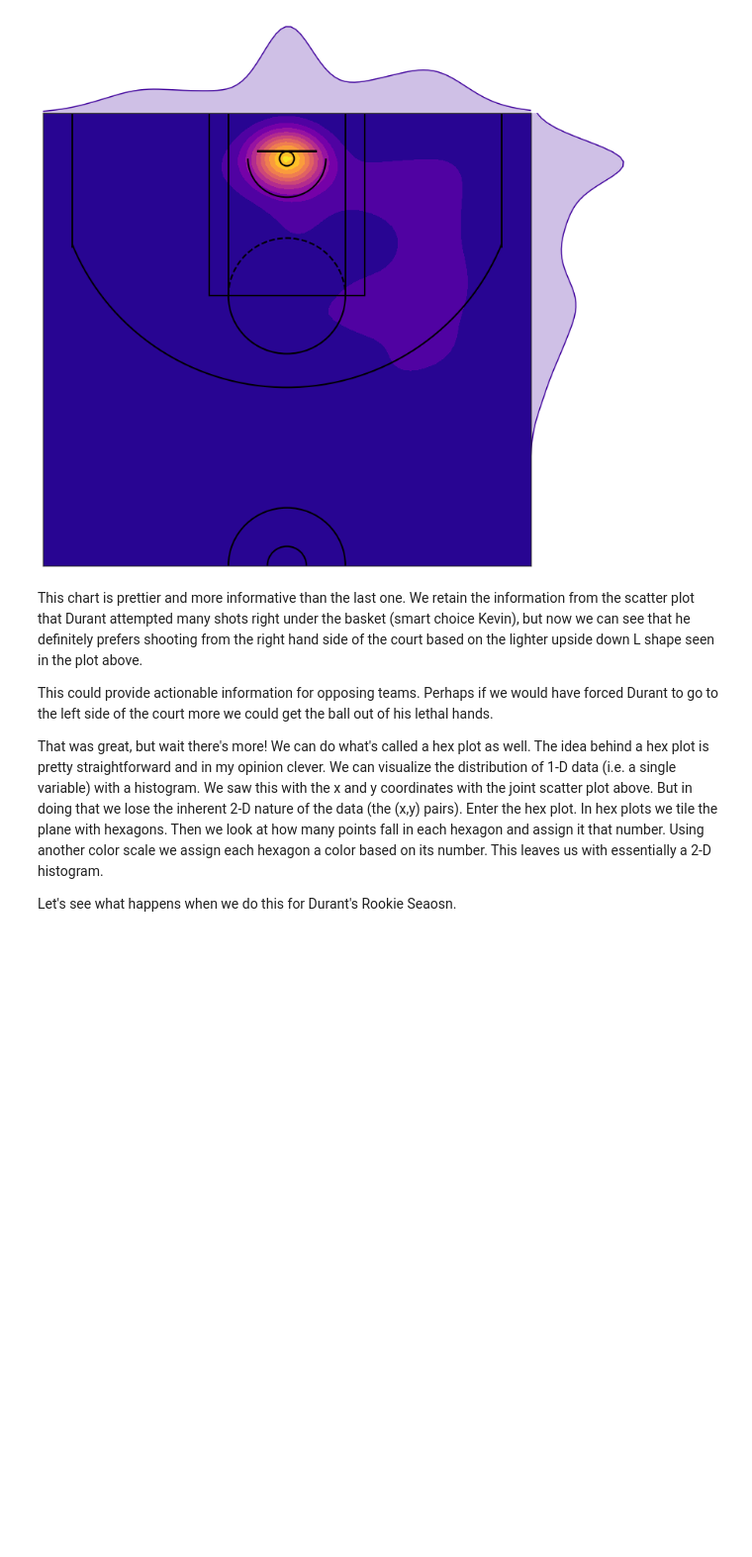
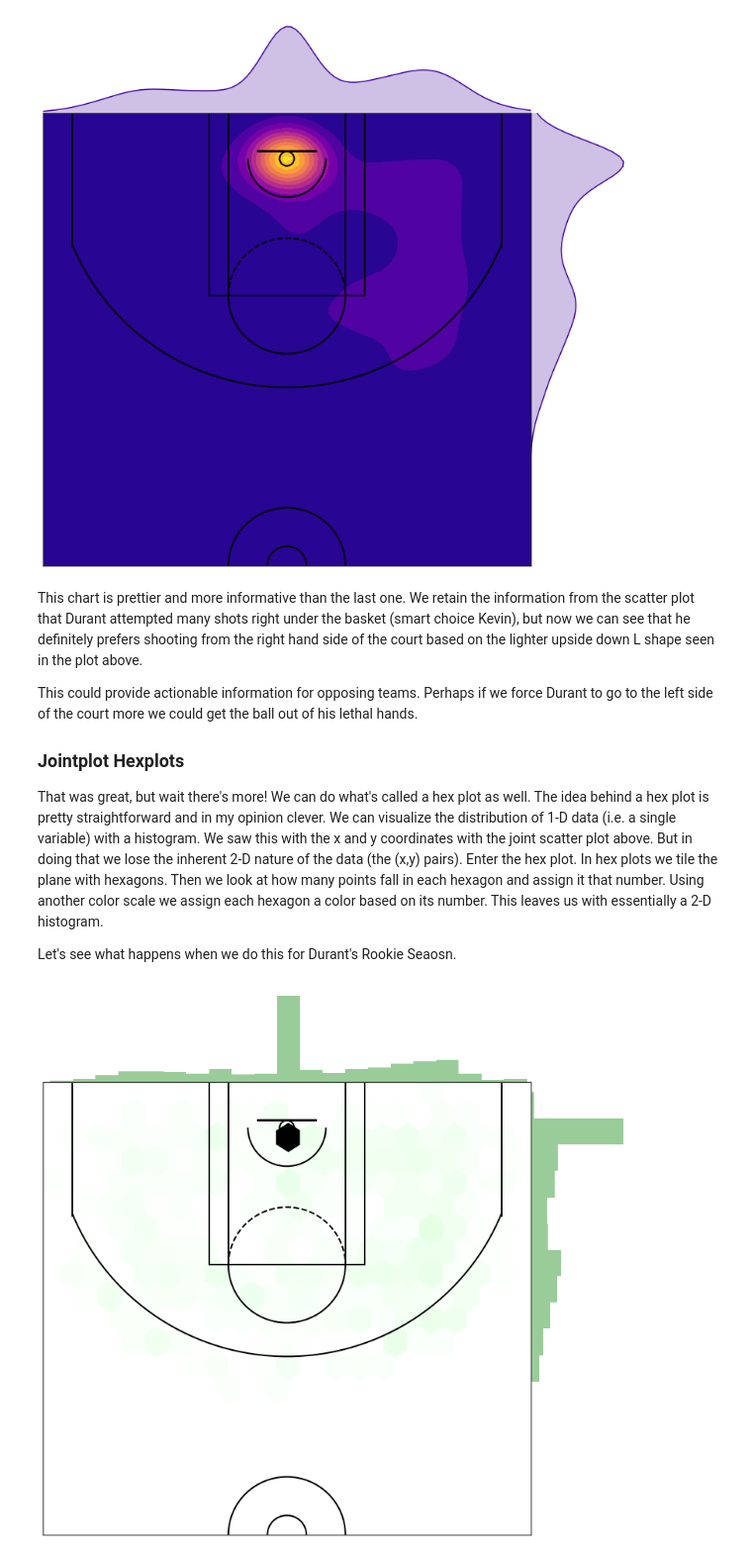
Before and after one commit to matthewosborne71/SportsProjects, a Jupyter notebook: NBA_Shot_Charts/ShotCharts.ipynb, the cells around one changed output. Shown at 99% size. Drawn from its saved outputs; the diff is of its cells as text; code cells hidden in the pictures; blank space fills up the shorter version.

Commit message:
Added more to shot chart notebook

```diff
--- a/NBA_Shot_Charts/ShotCharts.ipynb
+++ b/NBA_Shot_Charts/ShotCharts.ipynb
@@ -267,8 +267,35 @@ plt.show()
 # %% [markdown]
 This chart is prettier and more informative than the last one. We retain the information from the scatter plot that Durant attempted many shots right under the basket (smart choice Kevin), but now we can see that he definitely prefers shooting from the right hand side of the court based on the lighter upside down L shape seen in the plot above.
 
-This could provide actionable information for opposing teams. Perhaps if we would have forced Durant to go to the left side of the court more we could get the ball out of his lethal hands.
+This could provide actionable information for opposing teams. Perhaps if we force Durant to go to the left side of the court more we could get the ball out of his lethal hands.
+
+### Jointplot Hexplots
 
 That was great, but wait there's more! We can do what's called a hex plot as well. The idea behind a hex plot is pretty straightforward and in my opinion clever. We can visualize the distribution of 1-D data (i.e. a single variable) with a histogram. We saw this with the x and y coordinates with the joint scatter plot above. But in doing that we lose the inherent 2-D nature of the data (the (x,y) pairs). Enter the hex plot. In hex plots we tile the plane with hexagons. Then we look at how many points fall in each hexagon and assign it that number. Using another color scale we assign each hexagon a color based on its number. This leaves us with essentially a 2-D histogram.
 
 Let's see what happens when we do this for Durant's Rookie Seaosn.
+# %%
+# This makes our joinplot we've changed our kind variable to be
+# 'hex' this means we want the density of the points.
+JointChart = sns.jointplot(Rookie_DF.LOC_X, Rookie_DF.LOC_Y, stat_func=None,
+                                 kind='hex', space=0,color="green")
+
+# Set the size of the figure
+JointChart.fig.set_size_inches(12,11)
+
+# Draw the court
+Court = JointChart.ax_joint
+draw_court(Court)
+
+# rotate the court
+Court.set_xlim(-250,250)
+Court.set_ylim(422.5, -47.5)
+
+# Eliminate labels and axis ticks
+Court.set_xlabel('')
+Court.set_ylabel('')
+Court.tick_params(labelbottom='off', labelleft='off')
+
+plt.show()
+# %% [output]
+[figure, added]
```
Also changed, not shown: parts of 4 cells of this notebook.
